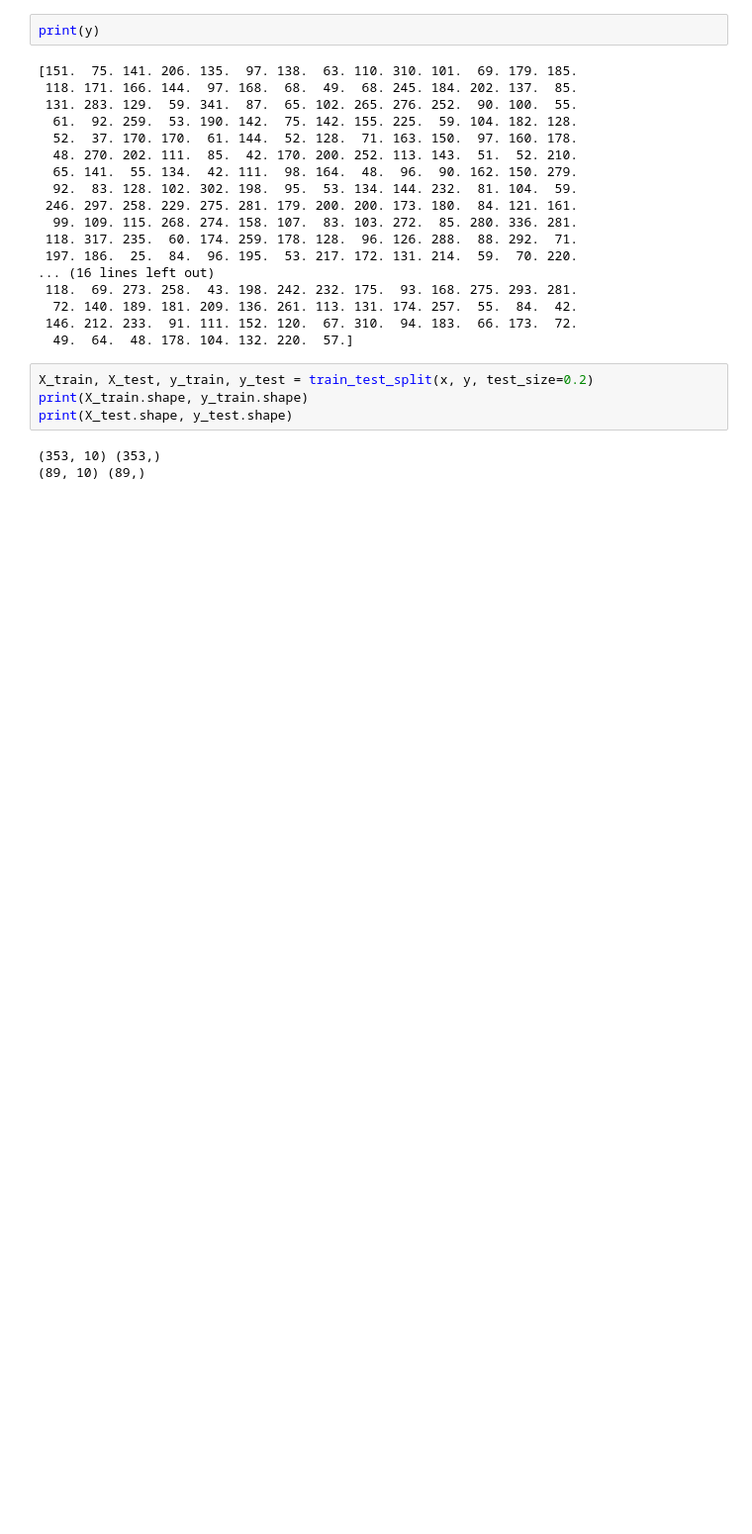
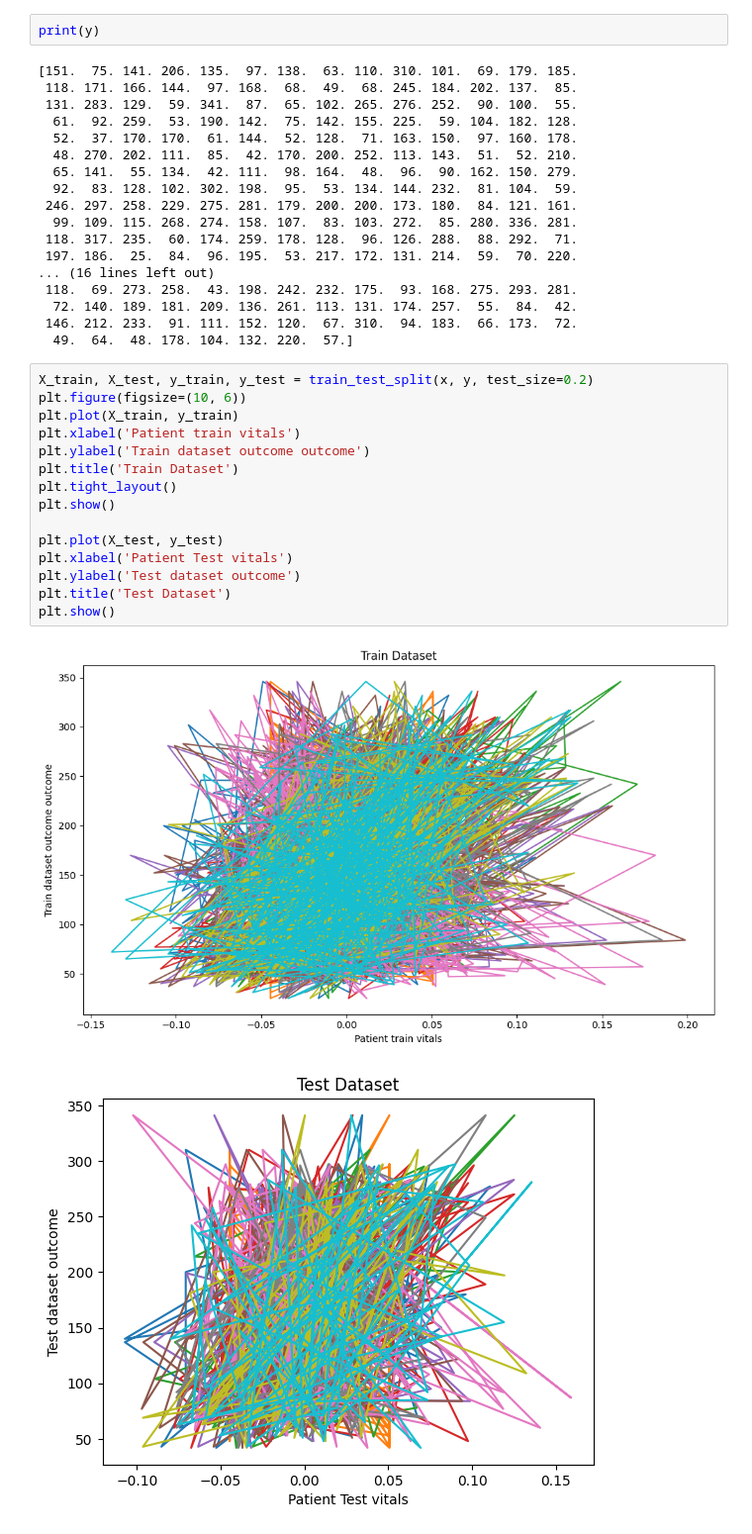
Before and after one commit to YENG-SEBASTIAN/diabetes, a Jupyter notebook: diabetesML.ipynb, the cells around one changed output. Shown at 99% size. Drawn from its saved outputs; the diff is of its cells as text; blank space fills up the shorter version.

```diff
--- a/diabetesML.ipynb
+++ b/diabetesML.ipynb
@@ -40,11 +40,22 @@ print(y)
   49.  64.  48. 178. 104. 132. 220.  57.]
 # %%
 X_train, X_test, y_train, y_test = train_test_split(x, y, test_size=0.2)
-print(X_train.shape, y_train.shape)
-print(X_test.shape, y_test.shape)
+plt.figure(figsize=(10, 6))
+plt.plot(X_train, y_train)
+plt.xlabel('Patient train vitals')
+plt.ylabel('Train dataset outcome outcome')
+plt.title('Train Dataset')
+plt.tight_layout()
+plt.show()
+
+plt.plot(X_test, y_test)
+plt.xlabel('Patient Test vitals')
+plt.ylabel('Test dataset outcome')
+plt.title('Test Dataset')
+plt.show()
 # %% [output]
-(353, 10) (353,)
-(89, 10) (89,)
+[figure, added]
+[figure, added]
 # %%
 diabetes = datasets.load_diabetes()
 columns = "age sex bmi map tc ldl hdl tch ltg glu".split()
```
Also changed, not shown: parts of 1 cell of this notebook.
